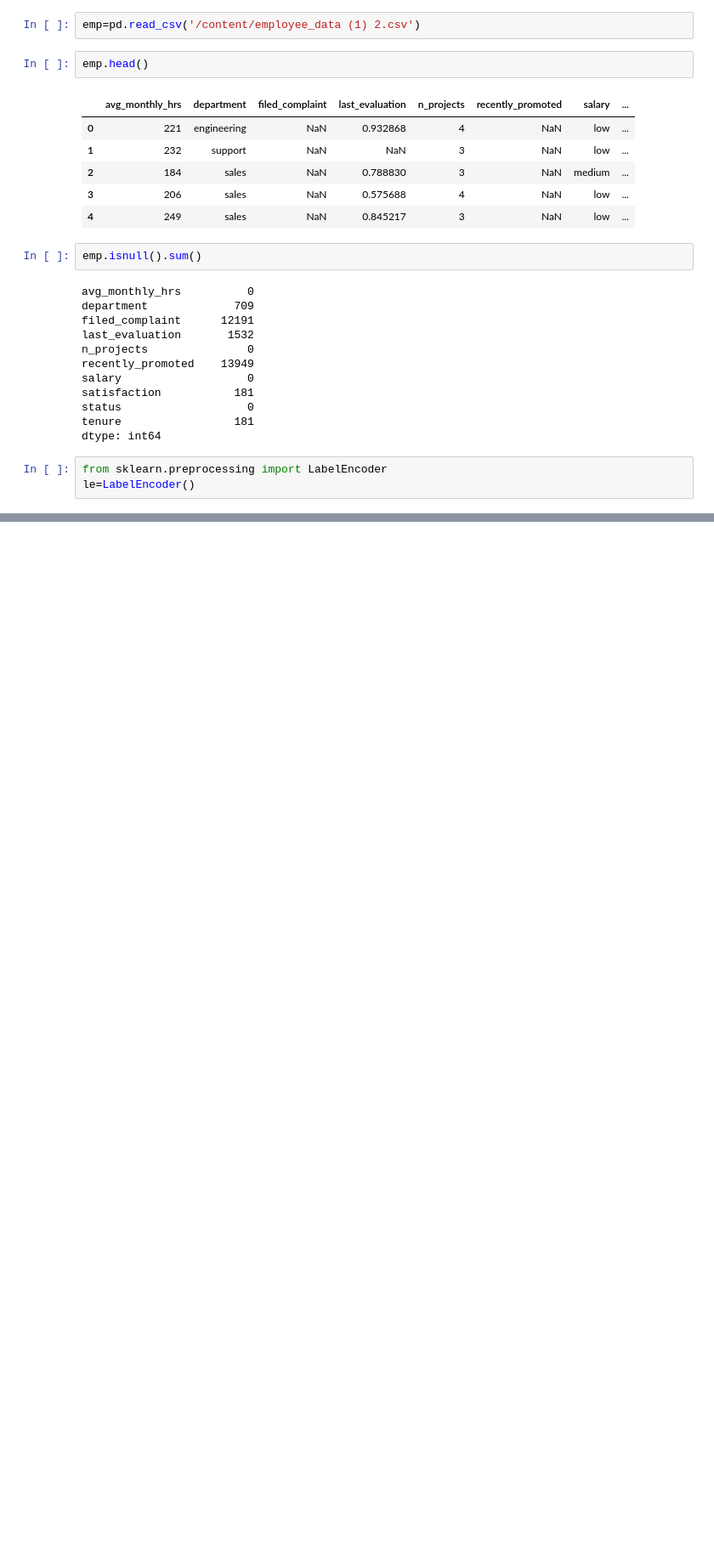
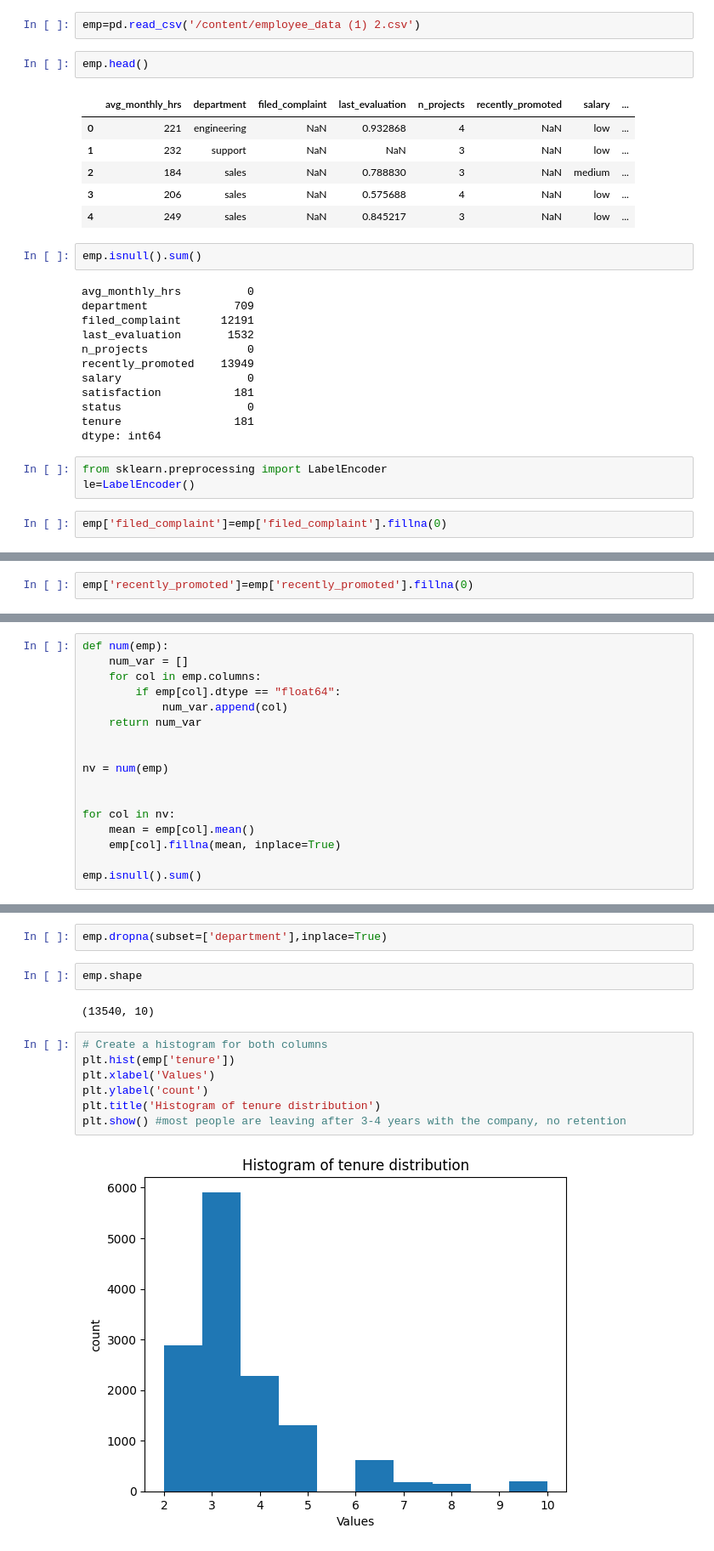
Before and after one commit to MRazin172/Employee, a Jupyter notebook: Employee.ipynb, the cells around one changed output, grey strips where cells are left out. Shown at 85% size. Cells and saved outputs as stored; diff of their text form; blank space fills up the shorter version.

```diff
--- a/Employee.ipynb
+++ b/Employee.ipynb
@@ -32,3 +32,5 @@ dtype: int64
 # %%
 from sklearn.preprocessing import LabelEncoder
 le=LabelEncoder()
+# %%
+emp['filed_complaint']=emp['filed_complaint'].fillna(0)
@@ -34,0 +52,2 @@ le=LabelEncoder()
+# %%
+emp['recently_promoted']=emp['recently_promoted'].fillna(0)
@@ -34,0 +68,17 @@ le=LabelEncoder()
+# %%
+def num(emp):
+    num_var = []
+    for col in emp.columns:
+        if emp[col].dtype == "float64":
+            num_var.append(col)
+    return num_var
+
+
+nv = num(emp)
+
+
+for col in nv:
+    mean = emp[col].mean()
+    emp[col].fillna(mean, inplace=True)
+
+emp.isnull().sum()
@@ -34,0 +97,15 @@ le=LabelEncoder()
+# %%
+emp.dropna(subset=['department'],inplace=True)
+# %%
+emp.shape
+# %% [output]
+(13540, 10)
+# %%
+# Create a histogram for both columns
+plt.hist(emp['tenure'])
+plt.xlabel('Values')
+plt.ylabel('count')
+plt.title('Histogram of tenure distribution')
+plt.show() #most people are leaving after 3-4 years with the company, no retention
+# %% [output]
+[figure, added]
```
Also changed, not shown: parts of 18 cells of this notebook.
